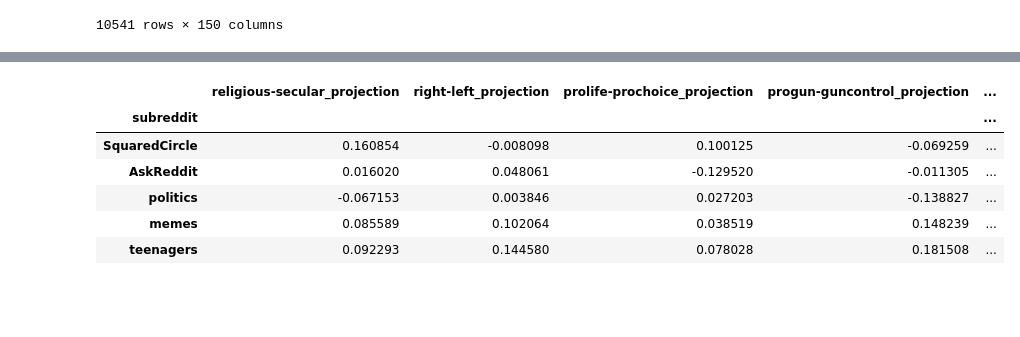
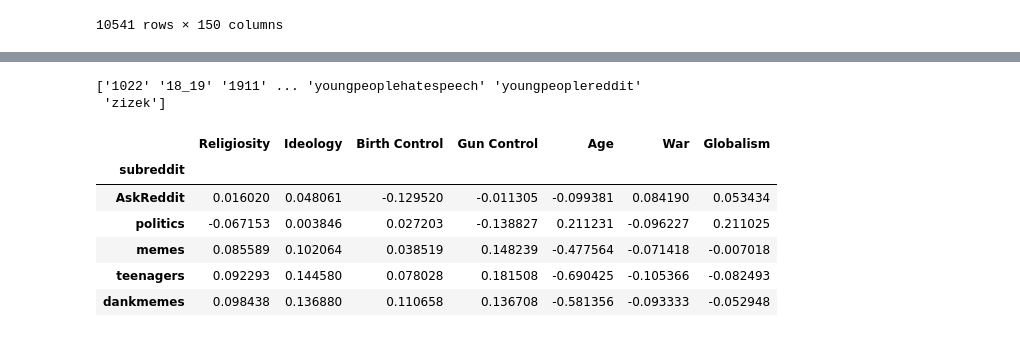
Before and after one commit to CSSLab/political-subreddits, a Jupyter notebook: Political_Dimensions.ipynb, the cells around one changed output, grey strips where cells are left out. Drawn from its saved outputs; the diff is of its cells as text; code cells hidden in the pictures; blank space fills up the shorter version.

Commit message:
dimensions working

```diff
--- a/Political_Dimensions.ipynb
+++ b/Political_Dimensions.ipynb
@@ -45,3 +28,10 @@ dims = {"religious-secular":religious_dim,"right-left": ideological_dim, "prolif
+# %%
+from dataclasses import dataclass
+@dataclass
+class Dimension:
+    name: str
+    subreddits: list
+    tags: tuple
 # %%
 def calculate_dim(dimensions,e,return_stats=False):
     """
@@ -63,34 +72,46 @@ project_dim = lambda dim,sub,e : cos_sim(dim,e.loc[sub])
+# %%
+dim_list = ["Christianity","exchristian","TraditionalCatholics","excatholic","lds","exmormon","islam","exmuslim",
+        "Conservative","progressive","Republican","democrats","conservatives","SocialDemocracy",
+        "TheNewRight","WeAreNotAsking","antifeminists","Feminism","prolife","prochoice","prolife","birthcontrol",
+        "progun","GunsAreCool","datingoverforty","teenagers","RedditForGrownups","teenagersnew",
+        "CredibleDefense","EndlessWar","WarCollege","EndlessWar","Intelligence","EndlessWar",
+        "neoliberal","LateStageImperialism","Economics","capitalism_in_decay",
+        "JoeBiden","SandersForPresident","BaemyKlobaechar","ElizabethWarren","Pete_Buttigieg",
+        "YangForPresidentHQ","The_Donald","SocialDemocracy","Classical_Liberals","benshapiro",
+        "FreeSpeech","dsa"]
+sample_subs = np.unique(np.array([get_closest(x,embedding) for x in tqdm(dim_list)]).flatten())
+print(sample_subs)
+# %% [output]
+['1022' '18_19' '1911' ... 'youngpeoplehatespeech' 'youngpeoplereddit'
+ 'zizek']
 # %%
 proj_df = pd.DataFrame(dict(subreddit=embedding.index)).set_index("subreddit")
-
-
-
-for name, dim in dims.items():
-    dim, stats = calculate_dim(dim,embedding,True)
-    projections = embedding.index.map(lambda x: project_dim(dim,x,embedding))
-    proj_df[f"{name}_projection"] = projections
+proj_df = proj_df[proj_df.index.isin(sample_subs)]
+d = []
+for dim_info in dims:
+    dim = calculate_dim(dim_info.subreddits,embedding)
+    d.append(dim)
+    projections = proj_df.index.map(lambda x: project_dim(dim,x,embedding))
+    proj_df[dim_info.name] = projections
 
 proj_df.head()
-
-# fig.add_trace(go.Box(y=data, quartilemethod="inclusive", name="Inclusive Quartile Mode"))
-# fig.add_trace(go.Box(y=data, quartilemethod="exclusive", name="Exclusive Quartile Mode"))
 
 
 #     print("--------------------\n{} dimension\n\t* Average cosine similarity of transformations: {:.2f} (Std Deviation: {:.4f})".format(name,*stats))
 #     print("{} {} scale: {:.2f}".format("prolife",name,project_dim(dim,"prolife",embedding)))
 #     print("{} {} scale: {:.2f}".format("progun",name,project_dim(dim,"progun",embedding)))
 #     print("{} {} scale: {:.2f}".format("Conservative",name,project_dim(dim,"Conservative",embedding)))
 #     print("{} {} scale: {:.2f}".format("The_Donald",name,project_dim(dim,"The_Donald",embedding)))
 #     print("{} {} scale: {:.2f}".format("JoeBiden",name,project_dim(dim,"JoeBiden",embedding)))
 #     print("{} {} scale: {:.2f}".format("Pete_Buttigieg",name,project_dim(dim,"Pete_Buttigieg",embedding)))
 #     print("{} {} scale: {:.2f}".format("SandersForPresident",name,project_dim(dim,"SandersForPresident",embedding)))
 #     print("{} {} scale: {:.2f}".format("GunsAreCool",name,project_dim(dim,"GunsAreCool",embedding)))
 #     print("{} {} scale: {:.2f}".format("prochoice",name,project_dim(dim,"prochoice",embedding)))
 # %% [output]
-|  | religious-secular_projection | right-left_projection | prolife-prochoice_projection | progun-guncontrol_projection | ... |
-| subreddit |  |  |  |  | ... |
-| SquaredCircle | 0.160854 | -0.008098 | 0.100125 | -0.069259 | ... |
-| AskReddit | 0.016020 | 0.048061 | -0.129520 | -0.011305 | ... |
-| politics | -0.067153 | 0.003846 | 0.027203 | -0.138827 | ... |
-| memes | 0.085589 | 0.102064 | 0.038519 | 0.148239 | ... |
-| teenagers | 0.092293 | 0.144580 | 0.078028 | 0.181508 | ... |
+|  | Religiosity | Ideology | Birth Control | Gun Control | Age | War | Globalism |
+| subreddit |  |  |  |  |  |  |  |
+| AskReddit | 0.016020 | 0.048061 | -0.129520 | -0.011305 | -0.099381 | 0.084190 | 0.053434 |
+| politics | -0.067153 | 0.003846 | 0.027203 | -0.138827 | 0.211231 | -0.096227 | 0.211025 |
+| memes | 0.085589 | 0.102064 | 0.038519 | 0.148239 | -0.477564 | -0.071418 | -0.007018 |
+| teenagers | 0.092293 | 0.144580 | 0.078028 | 0.181508 | -0.690425 | -0.105366 | -0.082493 |
+| dankmemes | 0.098438 | 0.136880 | 0.110658 | 0.136708 | -0.581356 | -0.093333 | -0.052948 |
```
Also changed, not shown: parts of 6 cells of this notebook, 1 other file.
